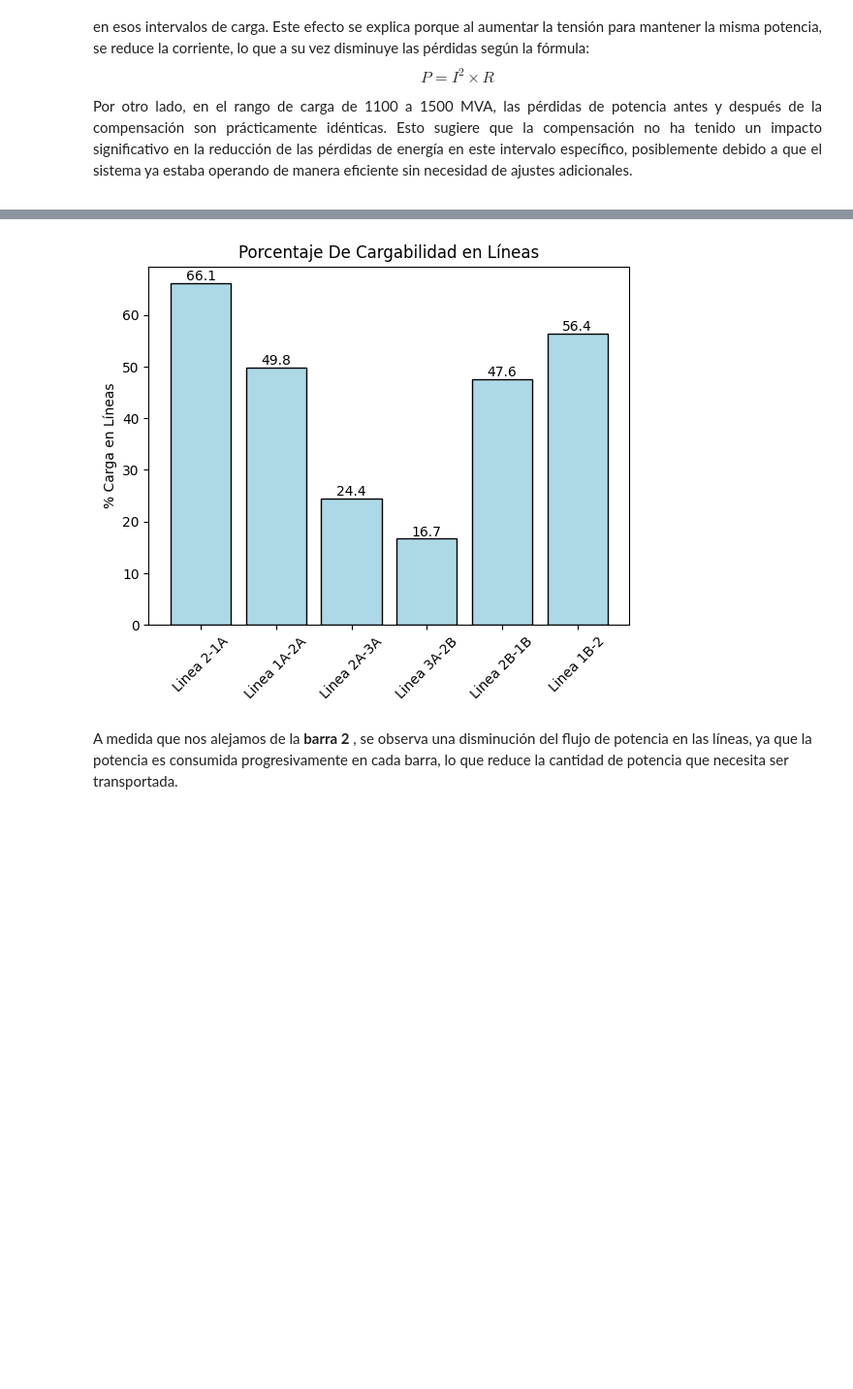
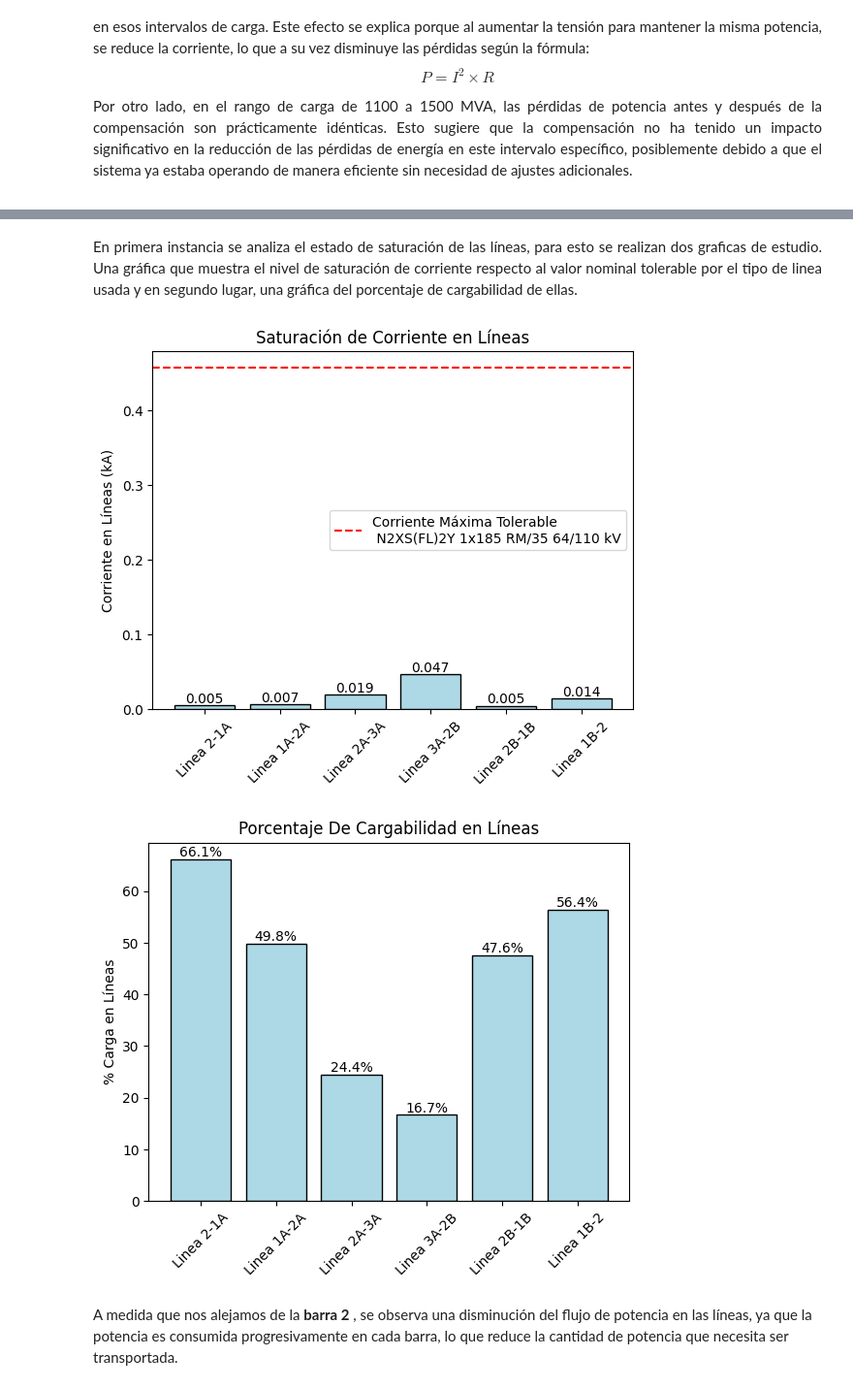
Before and after one commit to Subatchi/G5B_SEP1_S1_2024, a Jupyter notebook: TAREA I.ipynb, the cells around one changed output, grey strips where cells are left out. Shown: that part at 97% size. Cells and saved outputs as stored; diff of their text form; code cells hidden in the pictures; blank space fills up the shorter version.

```diff
--- a/TAREA I.ipynb
+++ b/TAREA I.ipynb
@@ -269,26 +269,50 @@ pp.create_line(net2, from_bus=b1B, to_bus=b2, length_km=10, name="Linea 1B-2",
                std_type="N2XS(FL)2Y 1x185 RM/35 64/110 kV", in_service=True)
 #Flujo De Carga
 pp.runpp(net2)
+# %% [markdown]
+<div style="text-align: justify;">
+En primera instancia se analiza el estado de saturación de las líneas, para esto se realizan dos graficas de estudio. Una gráfica que muestra el nivel de saturación de corriente respecto al valor nominal tolerable por el tipo de linea usada y en segundo lugar, una gráfica del porcentaje de cargabilidad de ellas.
+
+</div>
 # %%
 #A) ANÁLISIS DE SATURACIÓN EN LÍNEAS
 resultados_lineas = net2.res_line
 import matplotlib.pyplot as plt
+Line_n = []
+Satu_i = []
+for n1, lin1 in net2.line.iterrows():
+    Line_n.append(lin1['name'])
+    res_line1 = resultados_lineas.loc[resultados_lineas.index == n1]
+    Satu_i.append(abs(round(res_line1['i_from_ka'].values[0],5)-round(res_line1['i_to_ka'].values[0],5)))
+
+plt.bar(Line_n, Satu_i,color='lightblue',edgecolor='black')
+plt.axhline(y=0.457, color='r', linestyle='--', label='Corriente Máxima Tolerable\n N2XS(FL)2Y 1x185 RM/35 64/110 kV')
+plt.ylabel('Corriente en Líneas (kA)')
+plt.xticks(rotation=45)
+plt.title('Saturación de Corriente en Líneas')
+for i1, valor1 in enumerate(Satu_i):
+    valor1 = round(valor1,3)
+    plt.annotate(str(valor1), xy=(i1, valor1), ha='center', va='bottom')
+plt.legend()
+plt.show()
+
 Line = []
 Load_per = []
 for n, lin in net2.line.iterrows():
     Line.append(lin['name'])
     res_line = resultados_lineas.loc[resultados_lineas.index == n]
     Load_per.append(round(res_line['loading_percent'].values[0],1))
 
 plt.bar(Line, Load_per,color='lightblue',edgecolor='black')
 plt.ylabel('% Carga en Líneas')
 plt.xticks(rotation=45)
 plt.title('Porcentaje De Cargabilidad en Líneas')
 for i, valor in enumerate(Load_per):
-    plt.annotate(str(valor), xy=(i, valor), ha='center', va='bottom')
+    plt.annotate(f"{valor}%", xy=(i, valor), ha='center', va='bottom')
 plt.show()
 # %% [output]
-[figure, old version]
+[figure, new version]
+[figure, added]
 # %% [markdown]
 A medida que nos alejamos de la **barra 2** , se observa una disminución del flujo de potencia en las líneas, ya que la potencia es consumida progresivamente en cada barra, lo que reduce la cantidad de potencia que necesita ser transportada.
 # %%
```
